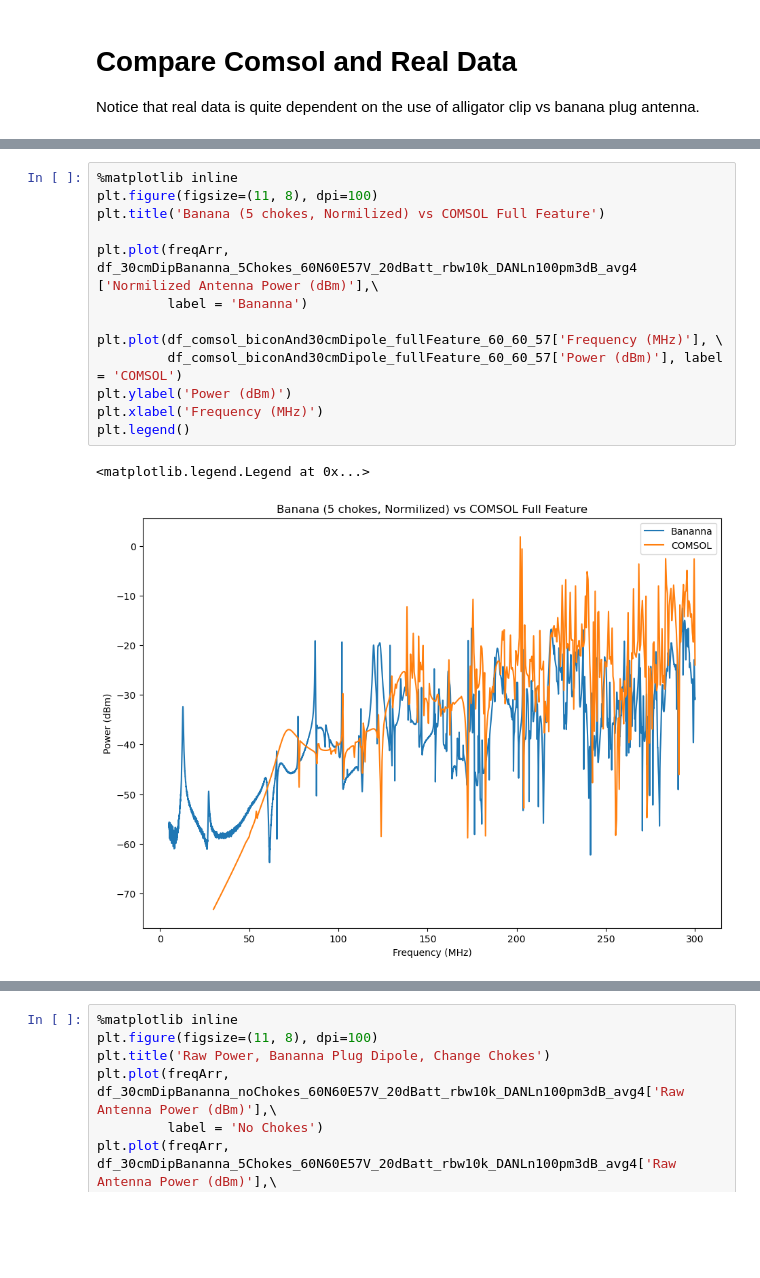
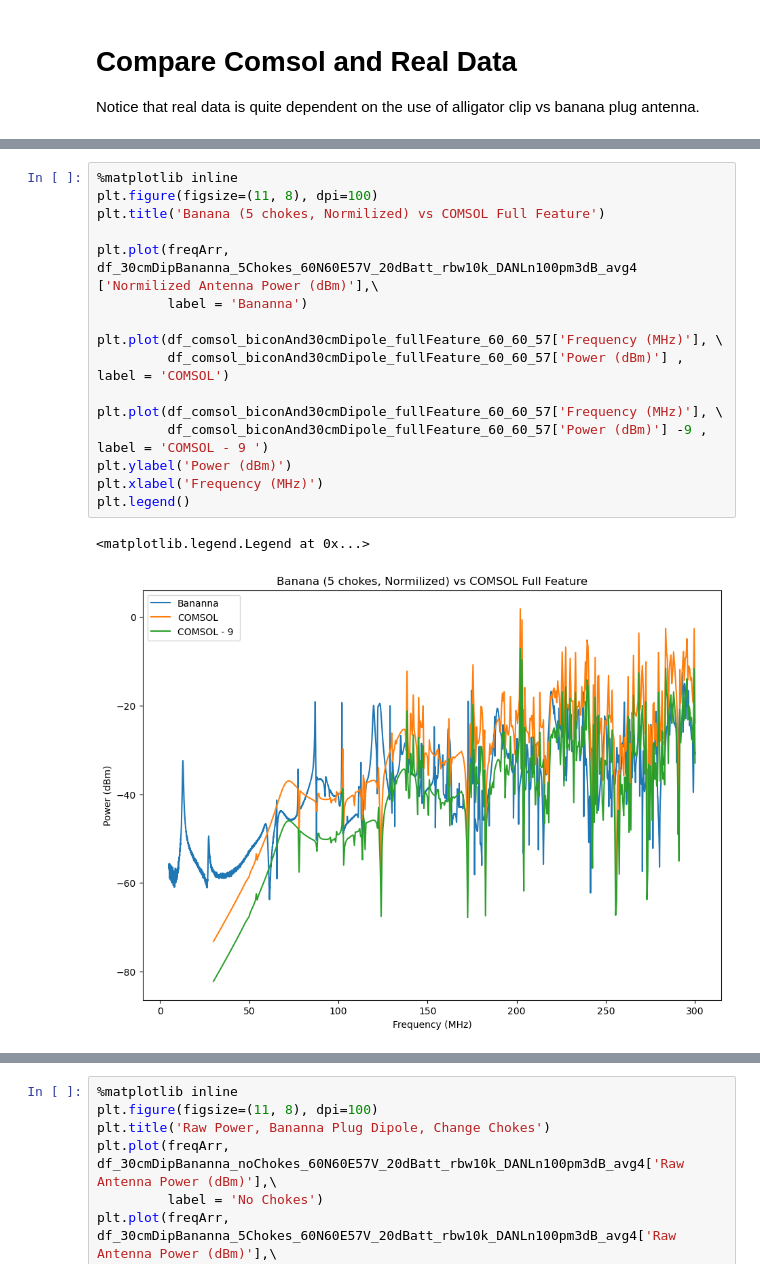
Before and after one commit to josephmlev/darkRadioDaqAndAnalysis, a Jupyter notebook: simulationValidation/trackGen/simValidationAnalysis_12.30.21.ipynb, the cells around one changed output, grey strips where cells are left out. Drawn from its saved outputs; the diff is of its cells as text; blank space fills up the shorter version.

Commit message:
Updates some plots following meeting with ben

```diff
--- a/simulationValidation/trackGen/simValidationAnalysis_12.30.21.ipynb
+++ b/simulationValidation/trackGen/simValidationAnalysis_12.30.21.ipynb
@@ -332,19 +341,22 @@ plt.legend()
 # %%
 %matplotlib inline
 plt.figure(figsize=(11, 8), dpi=100)
 plt.title('Banana (5 chokes, Normilized) vs COMSOL Full Feature')
 
 plt.plot(freqArr, df_30cmDipBananna_5Chokes_60N60E57V_20dBatt_rbw10k_DANLn100pm3dB_avg4 ['Normilized Antenna Power (dBm)'],\
          label = 'Bananna')
 
 plt.plot(df_comsol_biconAnd30cmDipole_fullFeature_60_60_57['Frequency (MHz)'], \
-         df_comsol_biconAnd30cmDipole_fullFeature_60_60_57['Power (dBm)'], label = 'COMSOL')
+         df_comsol_biconAnd30cmDipole_fullFeature_60_60_57['Power (dBm)'] , label = 'COMSOL')
+
+plt.plot(df_comsol_biconAnd30cmDipole_fullFeature_60_60_57['Frequency (MHz)'], \
+         df_comsol_biconAnd30cmDipole_fullFeature_60_60_57['Power (dBm)'] -9 , label = 'COMSOL - 9 ')
 plt.ylabel('Power (dBm)')
 plt.xlabel('Frequency (MHz)')
 plt.legend()
 # %% [output]
 <matplotlib.legend.Legend at 0x...>
-[figure, old version]
+[figure, new version]
 # %%
 %matplotlib inline
 plt.figure(figsize=(11, 8), dpi=100)
```
Also changed, not shown: parts of 6 cells of this notebook.
